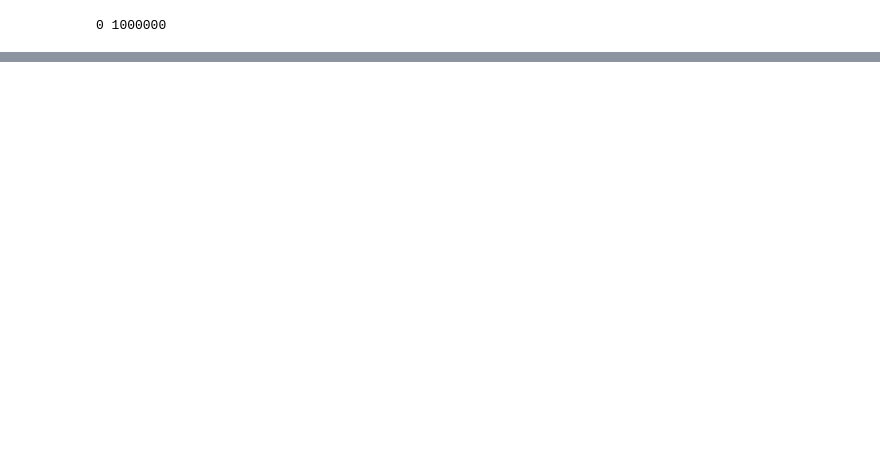
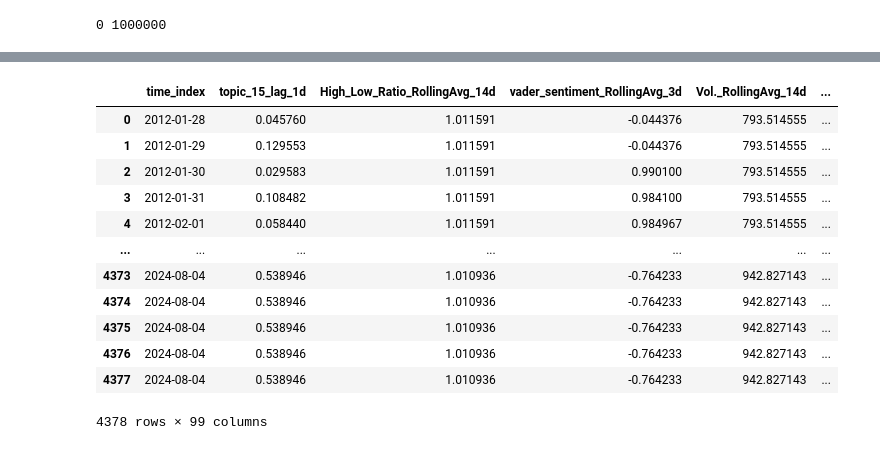
Before and after one commit to pragyabhatia06/stock-news-prediction, a Jupyter notebook: test.ipynb, the cells around one changed output, grey strips where cells are left out. Saved outputs shown, nothing was run; the diff lists cells and outputs as text; code cells hidden in the pictures; blank space fills up the shorter version.

```diff
--- a/test.ipynb
+++ b/test.ipynb
@@ -308,0 +808,28 @@ fetch_news
+# %%
+import numpy as np
+
+future_dates = pd.date_range(start=pd.Timestamp.today(), periods=forecast_duration, freq='D')
+future_dates = future_dates.strftime('%m/%d/%Y')
+future_df = pd.DataFrame({'date': future_dates})
+for col in df.columns:
+    if col != 'date':
+        future_df[col] = np.nan
+df_combined = pd.concat([df, future_df], ignore_index=True)
+
+# Step 6: Forward fill the NaN values with the last known value
+df_combined = df_combined.ffill()
+df_combined
+# %% [output]
+|  | time_index | topic_15_lag_1d | High_Low_Ratio_RollingAvg_14d | vader_sentiment_RollingAvg_3d | Vol._RollingAvg_14d | ... |
+| 0 | 2012-01-28 | 0.045760 | 1.011591 | -0.044376 | 793.514555 | ... |
+| 1 | 2012-01-29 | 0.129553 | 1.011591 | -0.044376 | 793.514555 | ... |
+| 2 | 2012-01-30 | 0.029583 | 1.011591 | 0.990100 | 793.514555 | ... |
+| 3 | 2012-01-31 | 0.108482 | 1.011591 | 0.984100 | 793.514555 | ... |
+| 4 | 2012-02-01 | 0.058440 | 1.011591 | 0.984967 | 793.514555 | ... |
+| ... | ... | ... | ... | ... | ... | ... |
+| 4373 | 2024-08-04 | 0.538946 | 1.010936 | -0.764233 | 942.827143 | ... |
+| 4374 | 2024-08-04 | 0.538946 | 1.010936 | -0.764233 | 942.827143 | ... |
+| 4375 | 2024-08-04 | 0.538946 | 1.010936 | -0.764233 | 942.827143 | ... |
+| 4376 | 2024-08-04 | 0.538946 | 1.010936 | -0.764233 | 942.827143 | ... |
+| 4377 | 2024-08-04 | 0.538946 | 1.010936 | -0.764233 | 942.827143 | ... |
+4378 rows × 99 columns
```
Also changed, not shown: parts of 53 cells of this notebook, 23 other files.
